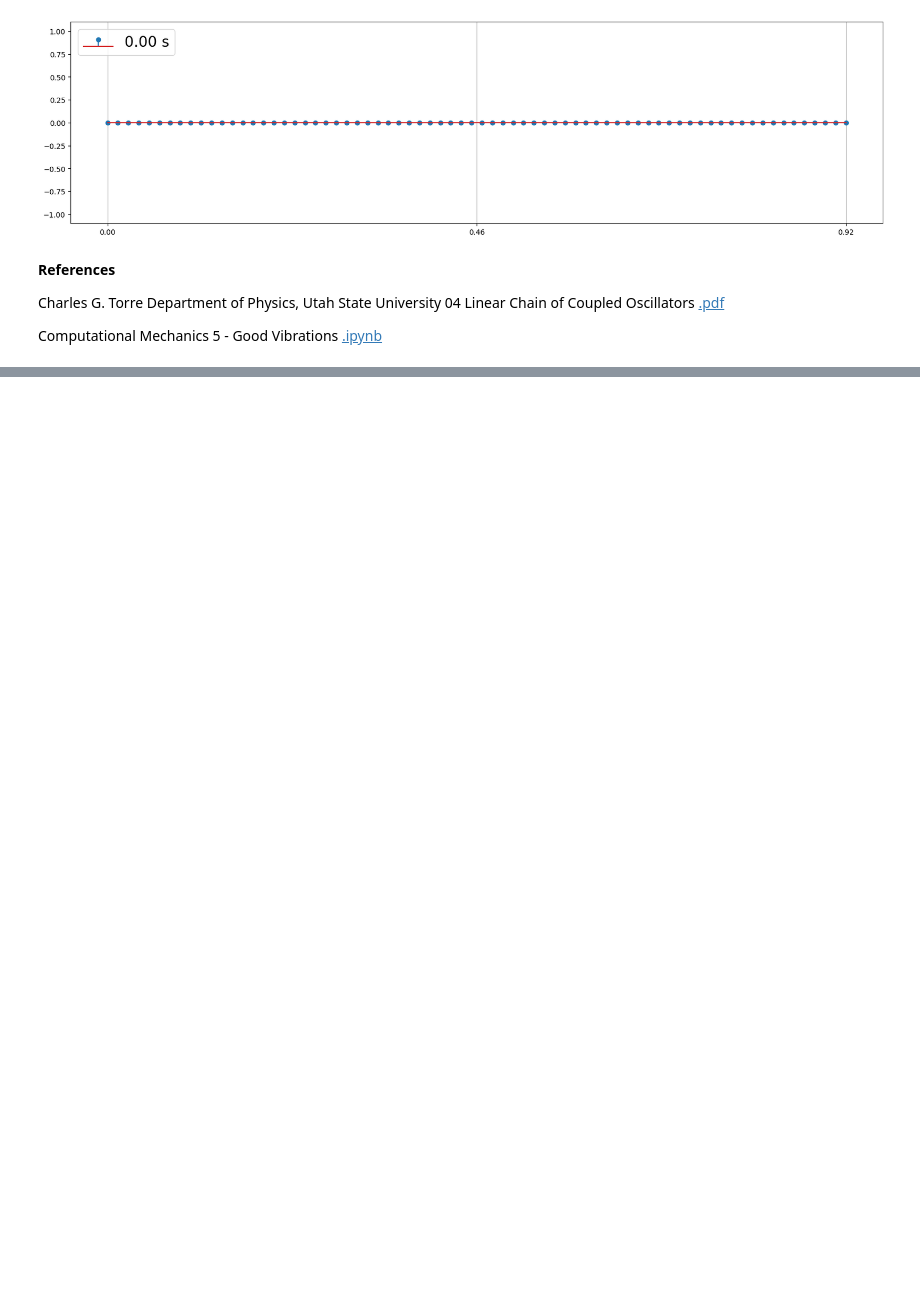
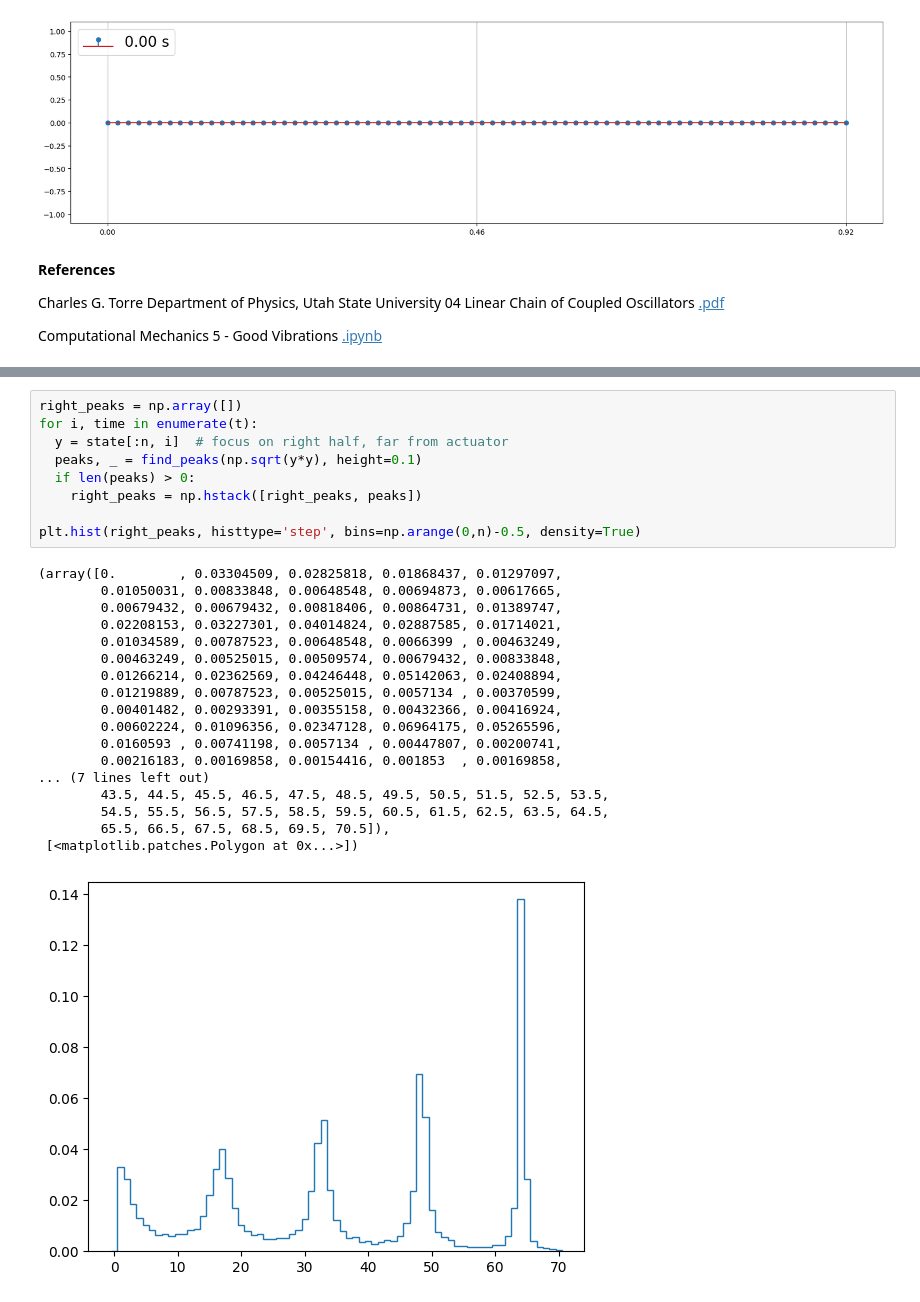
Before and after one commit to evgeny-kolonsky/Lab3_MW, a Jupyter notebook: Lab3_MW.ipynb, the cells around one changed output, grey strips where cells are left out. Drawn from its saved outputs; the diff is of its cells as text; blank space fills up the shorter version.

```diff
--- a/Lab3_MW.ipynb
+++ b/Lab3_MW.ipynb
@@ -294,0 +317,28 @@ Computational Mechanics 5 - Good Vibrations [.ipynb](https://cooperrc.github.io/
+# %%
+right_peaks = np.array([])
+for i, time in enumerate(t):
+  y = state[:n, i]  # focus on right half, far from actuator
+  peaks, _ = find_peaks(np.sqrt(y*y), height=0.1)
+  if len(peaks) > 0:
+    right_peaks = np.hstack([right_peaks, peaks])
+
+plt.hist(right_peaks, histtype='step', bins=np.arange(0,n)-0.5, density=True)
+# %% [output]
+(array([0.        , 0.03304509, 0.02825818, 0.01868437, 0.01297097,
+        0.01050031, 0.00833848, 0.00648548, 0.00694873, 0.00617665,
+        0.00679432, 0.00679432, 0.00818406, 0.00864731, 0.01389747,
+        0.02208153, 0.03227301, 0.04014824, 0.02887585, 0.01714021,
+        0.01034589, 0.00787523, 0.00648548, 0.0066399 , 0.00463249,
+        0.00463249, 0.00525015, 0.00509574, 0.00679432, 0.00833848,
+        0.01266214, 0.02362569, 0.04246448, 0.05142063, 0.02408894,
+        0.01219889, 0.00787523, 0.00525015, 0.0057134 , 0.00370599,
+        0.00401482, 0.00293391, 0.00355158, 0.00432366, 0.00416924,
+        0.00602224, 0.01096356, 0.02347128, 0.06964175, 0.05265596,
+        0.0160593 , 0.00741198, 0.0057134 , 0.00447807, 0.00200741,
+        0.00216183, 0.00169858, 0.00154416, 0.001853  , 0.00169858,
+... (7 lines left out)
+        43.5, 44.5, 45.5, 46.5, 47.5, 48.5, 49.5, 50.5, 51.5, 52.5, 53.5,
+        54.5, 55.5, 56.5, 57.5, 58.5, 59.5, 60.5, 61.5, 62.5, 63.5, 64.5,
+        65.5, 66.5, 67.5, 68.5, 69.5, 70.5]),
+ [<matplotlib.patches.Polygon at 0x...>])
+[figure, added]
```
Also changed, not shown: parts of 10 cells of this notebook.
